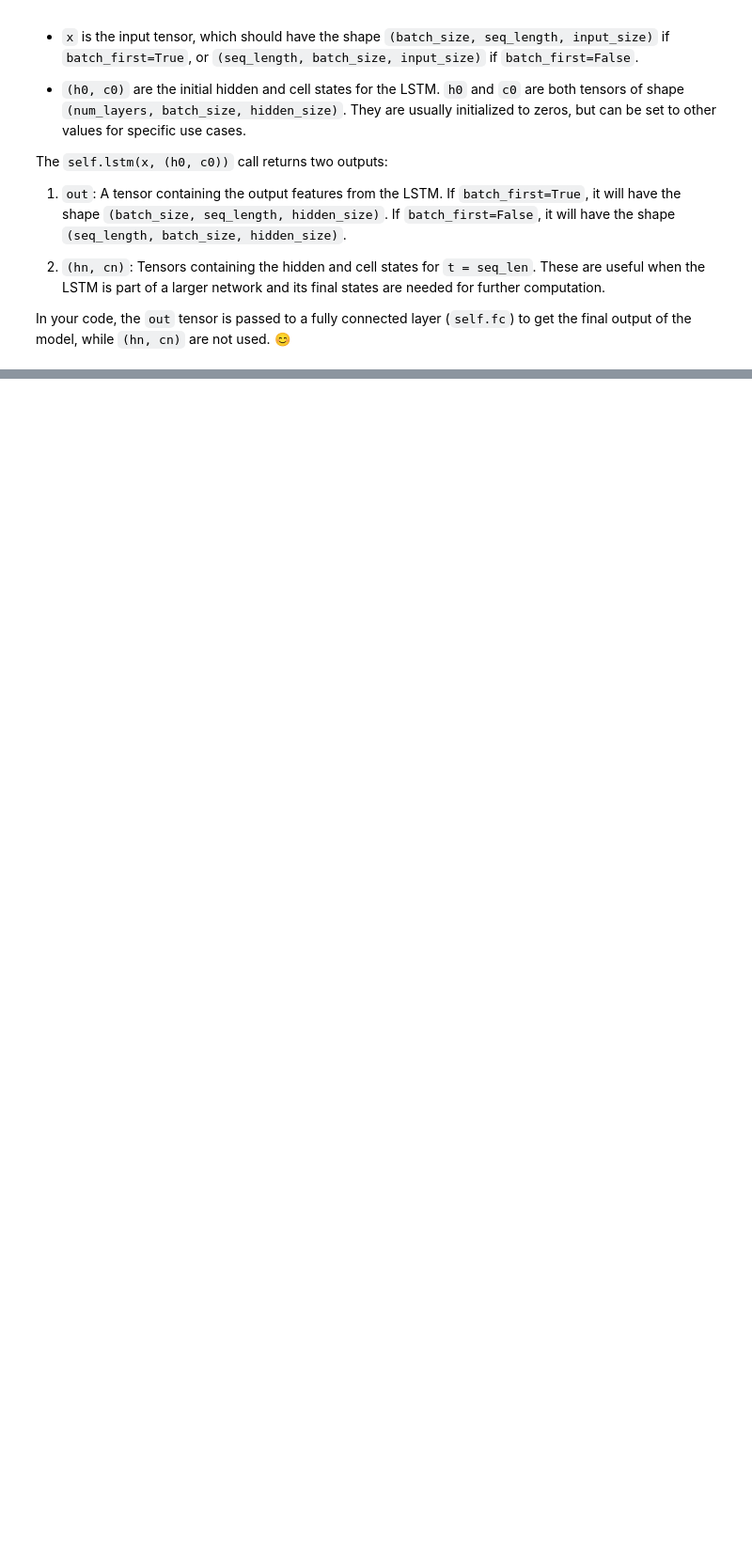
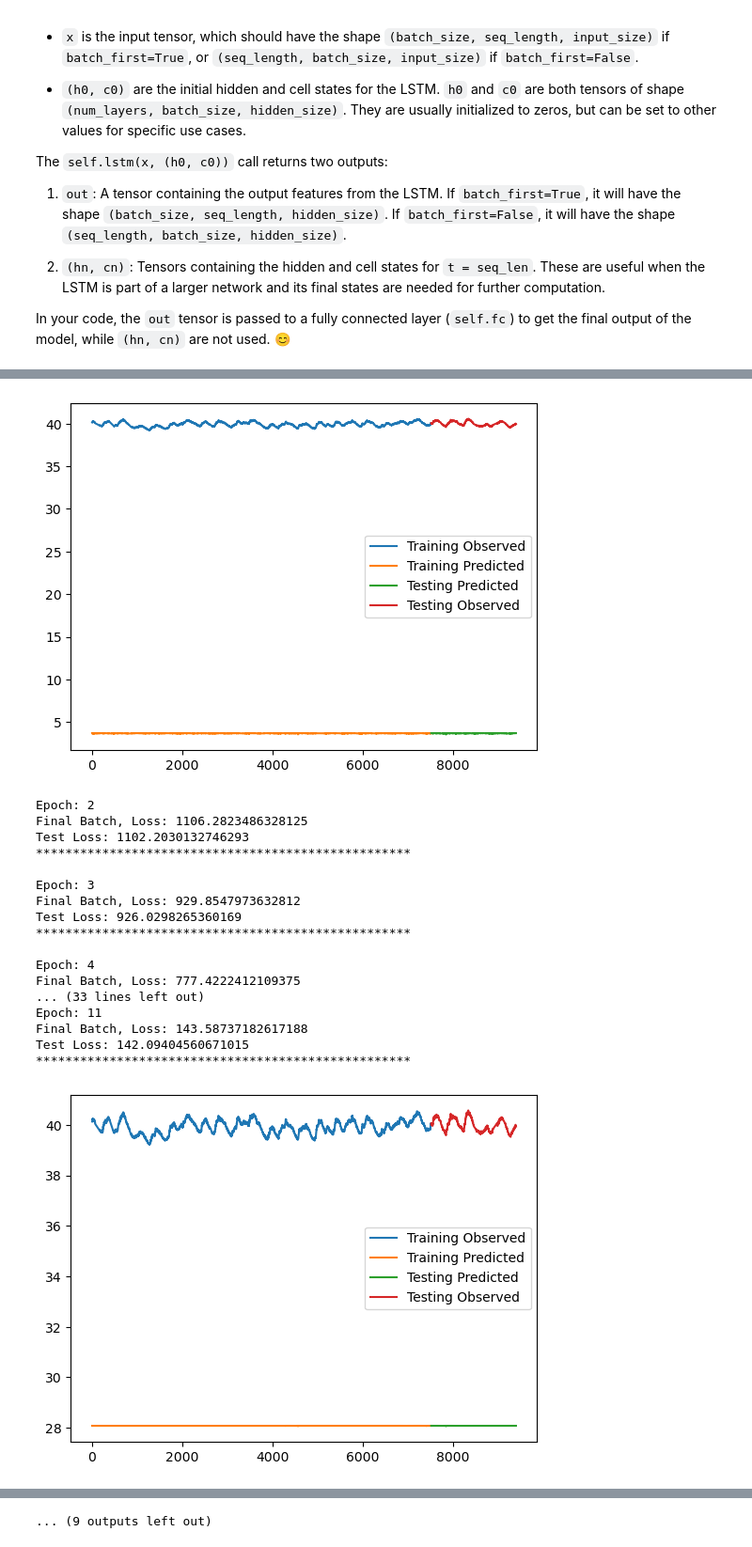
Before and after one commit to BMcCawley/lstm_gwl, a Jupyter notebook: single_basin_model/single_catchment_lstm.ipynb, the cells around one changed output, grey strips where cells are left out. Shown at 94% size. Drawn from its saved outputs; the diff is of its cells as text; code cells hidden in the pictures; blank space fills up the shorter version.

Commit message:
Train and test single catchment model

```diff
--- a/single_basin_model/single_catchment_lstm.ipynb
+++ b/single_basin_model/single_catchment_lstm.ipynb
@@ -166,11 +223,5 @@ device = torch.device("cuda" if torch.cuda.is_available() else "cpu")
 # %%
 # Initialize the model, loss function, and optimizer
-model = LSTM(input_size=2, hidden_size=50, num_layers=2, output_size=1).to(device)
+model = LSTM(input_size=2, hidden_size=5, num_layers=1, output_size=1).to(device)
 criterion = nn.MSELoss()
 optimizer = torch.optim.Adam(model.parameters(), lr=0.001)
-# %%
-# Move data to the device
-features_train = features_train.to(device)
-groundwater_level_train = groundwater_level_train.to(device)
-features_test = features_test.to(device)
-groundwater_level_test = groundwater_level_test.to(device)
@@ -200,0 +228,5 @@ print(predictions[:5])
+# %%
+for batch_index, batch in enumerate(train_loader):
+    print(batch[0].shape)
+    print(batch[1].shape)
+    break
@@ -200,0 +258,33 @@ print(predictions[:5])
+# %%
+# Testing
+def test_epoch():
+    model.eval()
+    running_loss = 0
+    for i, batch in enumerate(test_loader):
+        x_batch, y_batch = batch[0].to(device), batch[1].to(device)
+        with torch.no_grad():
+            output = model(x_batch)
+            loss = criterion(output, y_batch)
+            running_loss += loss.item()
+    avg_loss_across_batches = running_loss / len(test_loader)
+
+    print(f'Test Loss: {avg_loss_across_batches}')
+    print('***************************************************')
+    print()
+# %%
+num_epochs = 100
+for epoch in range(num_epochs):
+    train_epoch(epoch)
+    test_epoch()
+    if epoch % 10 != 0:
+        continue
+    with torch.no_grad():
+        train_predicted = model(features_train.to(device)).to('cpu').numpy()
+        test_predicted = model(features_test.to(device)).to('cpu').numpy()
+    plt.plot(gwl_train, label="Training Observed")
+    plt.plot(train_predicted, label="Training Predicted")
+    plt.plot(np.append(np.full(len(gwl_train), np.nan), test_predicted), label="Testing Predicted")
+    plt.plot(np.append(np.full(len(gwl_train), np.nan), gwl_test), label="Testing Observed")
+    plt.legend()
+    plt.show()
+# %% [output]
@@ -200,0 +295,19 @@ print(predictions[:5])
+[figure, added]
+Epoch: 2
+Final Batch, Loss: 1106.2823486328125
+Test Loss: 1102.2030132746293
+***************************************************
+
+Epoch: 3
+Final Batch, Loss: 929.8547973632812
+Test Loss: 926.0298265360169
+***************************************************
+
+Epoch: 4
+Final Batch, Loss: 777.4222412109375
+... (33 lines left out)
+Epoch: 11
+Final Batch, Loss: 143.58737182617188
+Test Loss: 142.09404560671015
+***************************************************
+[figure, added]
@@ -200,0 +386 @@ print(predictions[:5])
+... (9 outputs left out)
```
Also changed, not shown: parts of 28 cells of this notebook.
